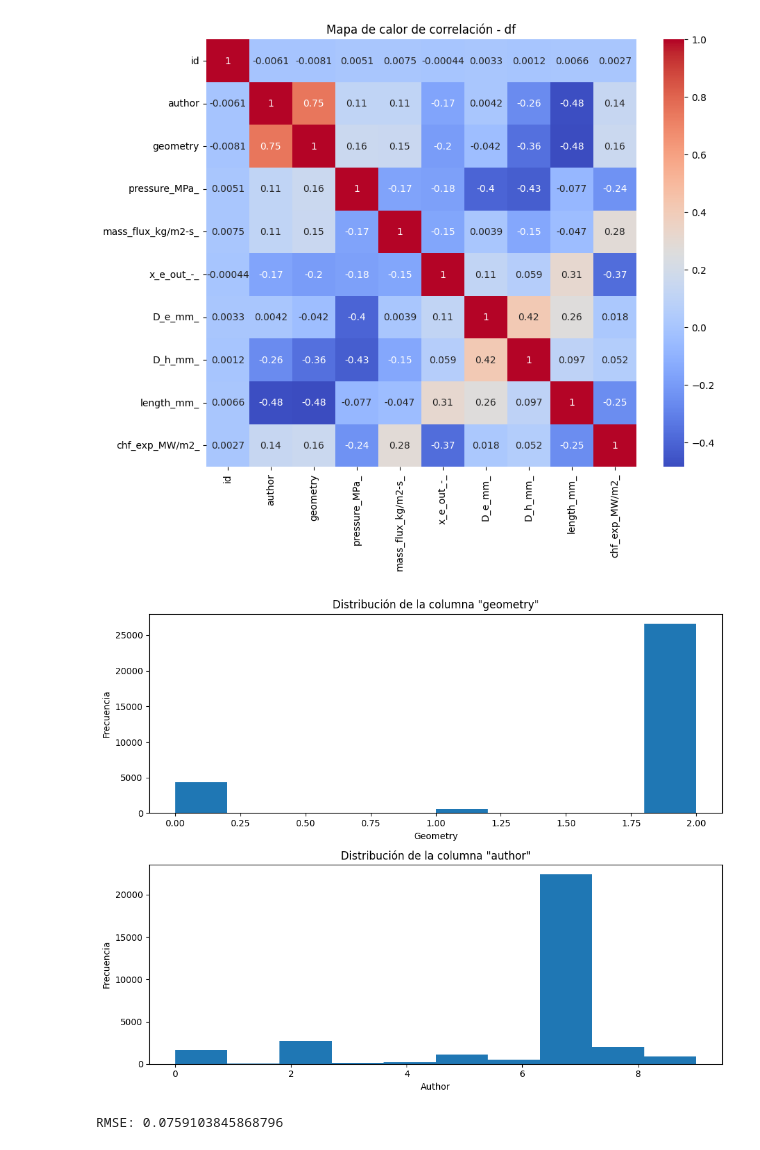
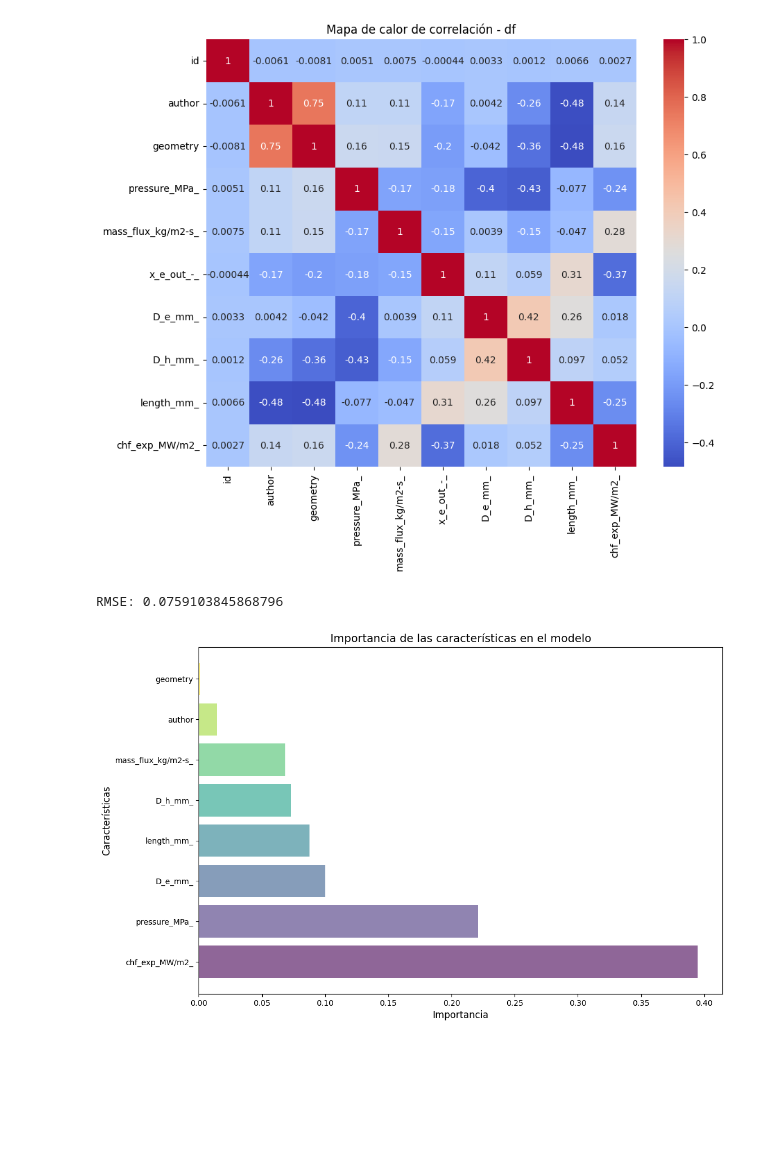
Before and after one commit to antoja97/ML_KAGGLE_1, a Jupyter notebook: final_model/MODELO_DEF.ipynb, the cells around one changed output. Saved outputs shown, nothing was run; the diff lists cells and outputs as text; code cells hidden in the pictures; blank space fills up the shorter version.

```diff
--- a/final_model/MODELO_DEF.ipynb
+++ b/final_model/MODELO_DEF.ipynb
@@ -144,30 +144,6 @@ plt.title('Mapa de calor de correlación - df')
 plt.show()
 # %% [output]
 [figure]
-# %%
-
-# Crear los subplots
-fig, axes = plt.subplots(2, 1, figsize=(10, 8))
-
-# Gráfico para la columna "geometry"
-axes[0].hist(df['geometry'])
-axes[0].set_xlabel('Geometry')
-axes[0].set_ylabel('Frecuencia')
-axes[0].set_title('Distribución de la columna "geometry"')
-
-# Gráfico para la columna "author"
-axes[1].hist(df['author'])
-axes[1].set_xlabel('Author')
-axes[1].set_ylabel('Frecuencia')
-axes[1].set_title('Distribución de la columna "author"')
-
-# Ajustar los espacios entre los subplots
-plt.tight_layout()
-
-# Mostrar los gráficos
-plt.show()
-# %% [output]
-[figure, removed]
 # %%
 X=train.drop(columns="x_e_out_-_")
 y=train["x_e_out_-_"]
@@ -202,3 +178,35 @@ rmse = mean_squared_error(y_test, y_pred, squared=False)
 print("RMSE:", rmse)
 # %% [output]
 RMSE: 0.0759103845868796
+# %%
+# Obtener la importancia de las características
+importancia_caracteristicas = gb.feature_importances_
+
+# Obtener los nombres de las características
+if isinstance(X, pd.DataFrame):
+    nombres_caracteristicas = X.columns
+else:
+    nombres_caracteristicas = np.arange(X.shape[1])
+
+# Obtener los índices de las características que no sean "id"
+indices_no_id = np.where(nombres_caracteristicas != "id")[0]
+importancia_caracteristicas = importancia_caracteristicas[indices_no_id]
+nombres_caracteristicas = nombres_caracteristicas[indices_no_id]
+
+# Ordenar las características y su importancia de mayor a menor
+sorted_indices = np.argsort(importancia_caracteristicas)[::-1]
+importancia_caracteristicas = importancia_caracteristicas[sorted_indices]
+nombres_caracteristicas = nombres_caracteristicas[sorted_indices]
+
+# Crear el gráfico de barras con colores distintos
+colores = plt.cm.viridis(np.linspace(0, 1, len(nombres_caracteristicas)))
+plt.figure(figsize=(12, 8))
+plt.barh(nombres_caracteristicas, importancia_caracteristicas, color=colores, alpha=0.6)
+plt.xlabel('Importancia', fontsize=12)
+plt.ylabel('Características', fontsize=12)
+plt.title('Importancia de las características en el modelo', fontsize=14)
+
+# Mostrar el gráfico de barras
+plt.show()
+# %% [output]
+[figure, added]
```
Also changed, not shown: parts of 1 cell of this notebook, 2 other files.
